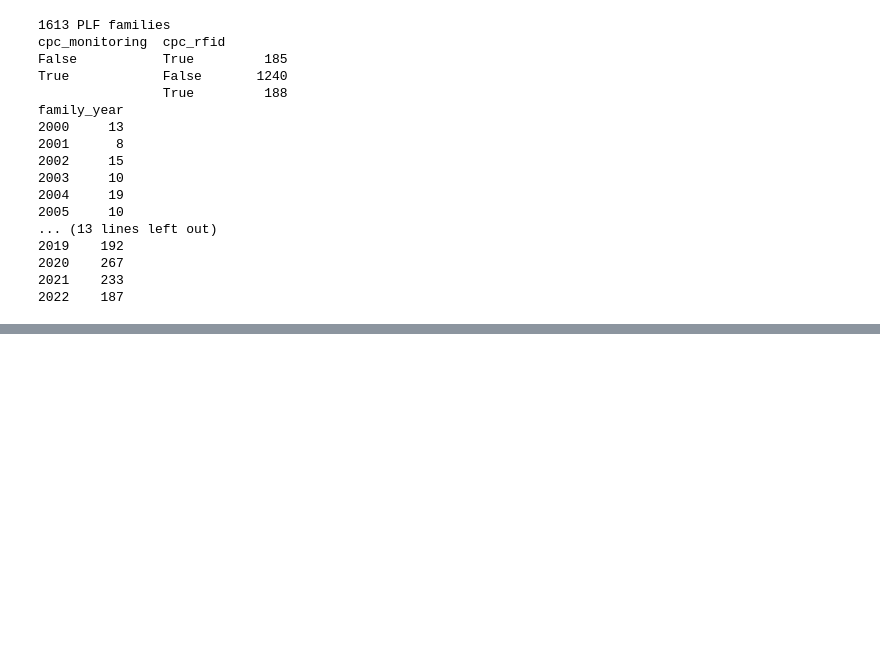
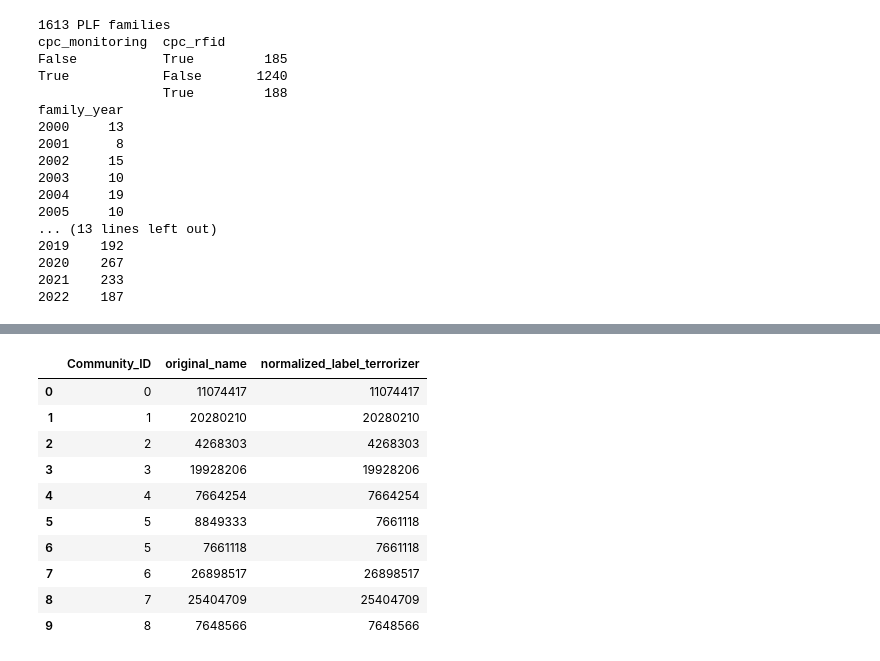
Before and after one commit to AriGBi/team-38-PrecisionAgriculture, a Jupyter notebook: notebooks/Step1_WIP.ipynb, the cells around one changed output, grey strips where cells are left out. Saved outputs shown, nothing was run; the diff lists cells and outputs as text; code cells hidden in the pictures; blank space fills up the shorter version.

Commit message:
temp addition of terrorizer

```diff
--- a/notebooks/Step1_WIP.ipynb
+++ b/notebooks/Step1_WIP.ipynb
@@ -740,6 +759,31 @@ cpc = (
     .subquery()
 )
 
+applt_name = func.coalesce(
+    func.nullif(func.trim(TLS206_PERSON.psn_name), ""),
+    func.nullif(func.trim(TLS206_PERSON.person_name), ""),
+).label("applicant")
+
+applt_distinct = (
+    sel.db.query(rep.c.fam_id, applt_name)
+    .select_from(rep)
+    .join(TLS207_PERS_APPLN, TLS207_PERS_APPLN.appln_id == rep.c.appln_id)
+    .join(TLS206_PERSON, TLS206_PERSON.person_id == TLS207_PERS_APPLN.person_id)
+    .filter(TLS207_PERS_APPLN.applt_seq_nr > 0)
+    .distinct()
+    .subquery()
+)
+
+applicants = (
+    sel.db.query(
+        applt_distinct.c.fam_id,
+        func.string_agg(applt_distinct.c.applicant, "; ").label("applicants"),
+    )
+    .filter(applt_distinct.c.applicant.isnot(None))
+    .group_by(applt_distinct.c.fam_id)
+    .subquery()
+)
+
 # ---- 4) Final Query: PLF CPC AND Livestock AND (Tech CPC OR Sensor Term) ----
 text = func.lower(func.concat(func.coalesce(TLS202_APPLN_TITLE.appln_title, ""), " ", rep.c.appln_abstract))
 has_livestock = func.regexp_contains(text, rx["livestock"])
@@ -753,6 +797,7 @@ query = (
         rep.c.filing_date,
         TLS202_APPLN_TITLE.appln_title.label("title"),
         rep.c.appln_abstract.label("abstract"),
+        applicants.c.applicants,          # <-- new
         cpc.c.cpc_monitoring,
         cpc.c.cpc_rfid,
     )
@@ -762,6 +807,7 @@ query = (
         TLS202_APPLN_TITLE,
         and_(TLS202_APPLN_TITLE.appln_id == rep.c.appln_id, TLS202_APPLN_TITLE.appln_title_lg == "en"),
     )
+    .outerjoin(applicants, applicants.c.fam_id == rep.c.fam_id)   # <-- new
     .filter(
         and_(
             or_(cpc.c.cpc_monitoring, cpc.c.cpc_rfid),
@@ -796,0 +870,2 @@ family_year
+# %%
+results = terrorizer_disambiguator(df.head(10), column_name='applicants') #without using our knowledge base
@@ -796,0 +896,14 @@ family_year
+# %%
+results
+# %% [output]
+|  | Community_ID | original_name | normalized_label_terrorizer |
+| 0 | 0 | 11074417 | 11074417 |
+| 1 | 1 | 20280210 | 20280210 |
+| 2 | 2 | 4268303 | 4268303 |
+| 3 | 3 | 19928206 | 19928206 |
+| 4 | 4 | 7664254 | 7664254 |
+| 5 | 5 | 8849333 | 7661118 |
+| 6 | 5 | 7661118 | 7661118 |
+| 7 | 6 | 26898517 | 26898517 |
+| 8 | 7 | 25404709 | 25404709 |
+| 9 | 8 | 7648566 | 7648566 |
```
Also changed, not shown: parts of 5 cells of this notebook, 18 other files.
